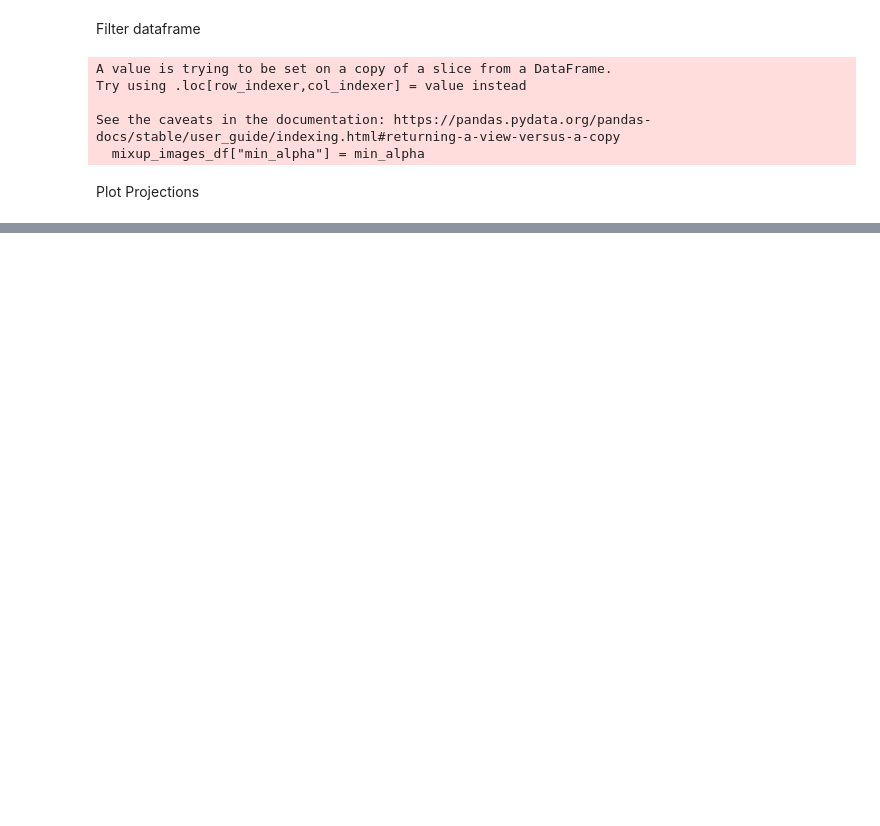
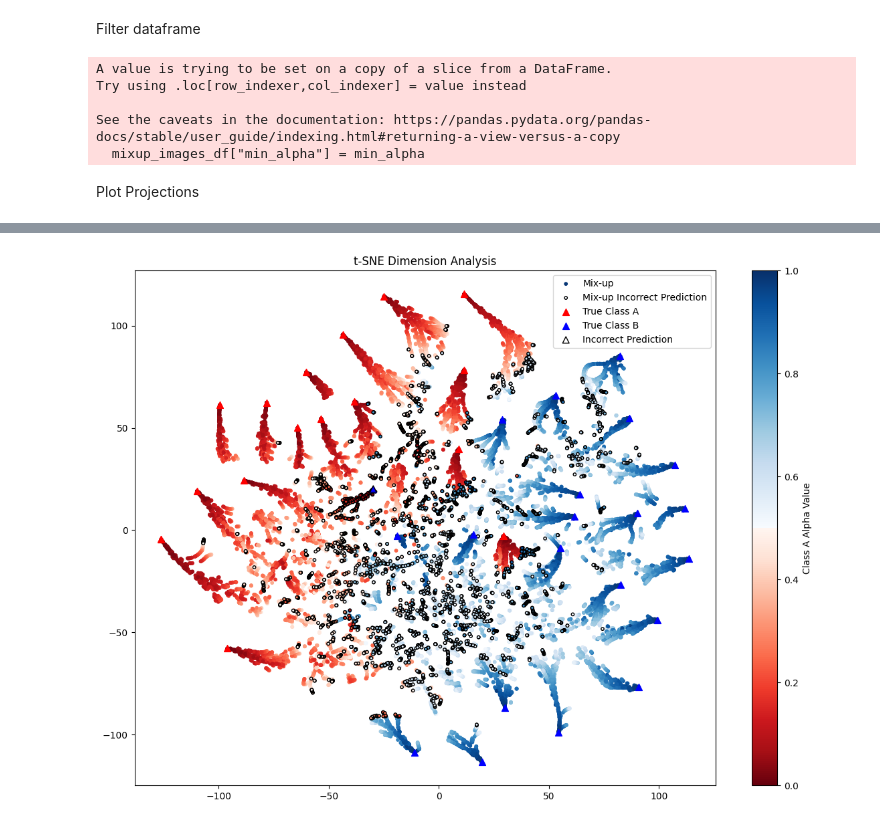
Before and after one commit to willpoulett/dimension_reduction_investigation, a Jupyter notebook: dim_reduction_2.ipynb, the cells around one changed output, grey strips where cells are left out. Drawn from its saved outputs; the diff is of its cells as text; code cells hidden in the pictures; blank space fills up the shorter version.

```diff
--- a/dim_reduction_2.ipynb
+++ b/dim_reduction_2.ipynb
@@ -374,0 +378,8 @@ Text(0.5, 1.0, 't-SNE Dimension Analysis')
+# %%
+# plot_projections(True,True,False,True,False)
+# plot_projections(False,True,False,True,False)
+# plot_projections(True,True,True,True,False)
+#plot_projections(False,False,False,False,False)
+plot_projections(True,True,True,False,False,False)
+# %% [output]
+[figure, added]
```
Also changed, not shown: parts of 10 cells of this notebook, 1 other file.
